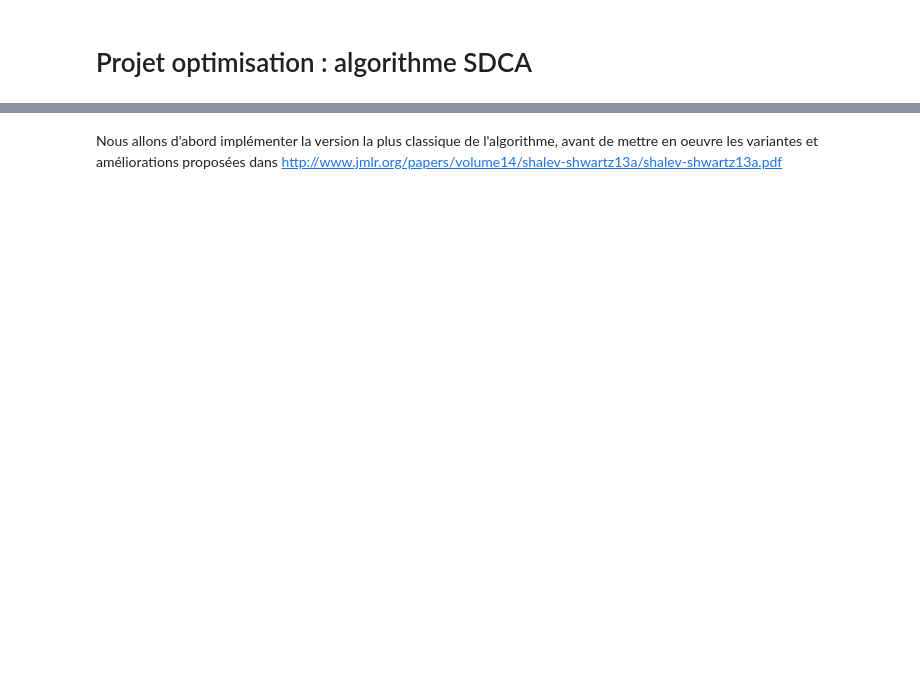
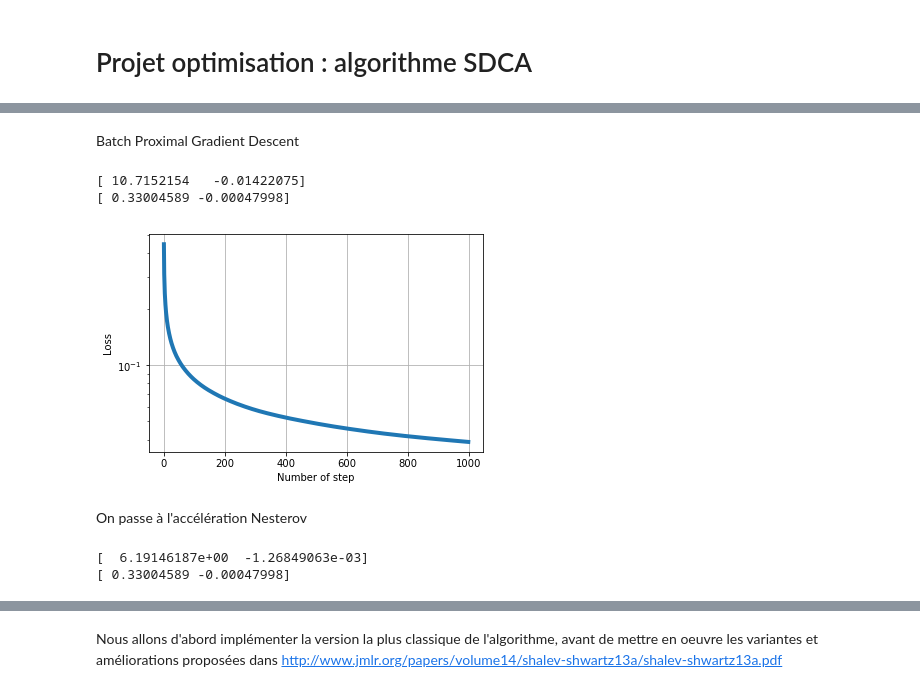
Before and after one commit to alexisrosuel/Optimisation-SDCA, a Jupyter notebook: SDCA.ipynb, the cells around one changed output, grey strips where cells are left out. Cells and saved outputs as stored; diff of their text form; code cells hidden in the pictures; blank space fills up the shorter version.

Commit message:
Implémentation algorithme proximal + début SVRG

```diff
--- a/SDCA.ipynb
+++ b/SDCA.ipynb
@@ -10,0 +28,10 @@ On va se concentrer sur l'algorithme SVM avec régularisation LASSO. Etant donn
+# %%
+np.random.seed(0)
+
+def binarize(x):
+    return np.sign(x)
+
+n_samples, n_features = 1000, 2
+X = np.random.randn(n_samples, n_features)
+w = np.random.randn(n_features)
+b = binarize(X.dot(w) + 0 * np.random.randn(n_samples))
@@ -10,0 +71,46 @@ On va se concentrer sur l'algorithme SVM avec régularisation LASSO. Etant donn
+# %% [markdown]
+<a id='section1'></a>
+Batch Proximal Gradient Descent
+# %%
+def PGD(T, lam):
+    # pas de la descente
+    # Lipschitz constant
+    #L = np.linalg.norm(X.T.dot(X))
+    #eta = 1. / L
+    eta = 1
+
+    # initialisation
+    theta = np.zeros(n_features)
+
+    # historique de la fonction de perte
+    cost_history = np.empty(shape=[T])
+
+    for t in range(0,T):
+        # compute gradient
+        gt = grad(theta)
+
+        # compute prox
+        theta = theta - eta * gt - eta * lam * np.sign(theta)
+
+        cost_history[t] = f(theta, lam)
+
+    return theta, cost_history
+# %%
+theta, cost_history = PGD(1000,0)
+# %%
+print(theta)
+print(w)
+# %% [output]
+[ 10.7152154   -0.01422075]
+[ 0.33004589 -0.00047998]
+# %%
+plt.plot(cost_history, lw=4)
+plt.grid()
+plt.yscale('log')
+plt.ylabel('Loss')
+plt.xlabel('Number of step')
+plt.show()
+# %% [output]
+[figure, added]
+# %% [markdown]
+On passe à l'accélération Nesterov
@@ -10,0 +157,6 @@ On va se concentrer sur l'algorithme SVM avec régularisation LASSO. Etant donn
+# %%
+print(theta)
+print(w)
+# %% [output]
+[  6.19146187e+00  -1.26849063e-03]
+[ 0.33004589 -0.00047998]
```
Also changed, not shown: parts of 19 cells of this notebook.
